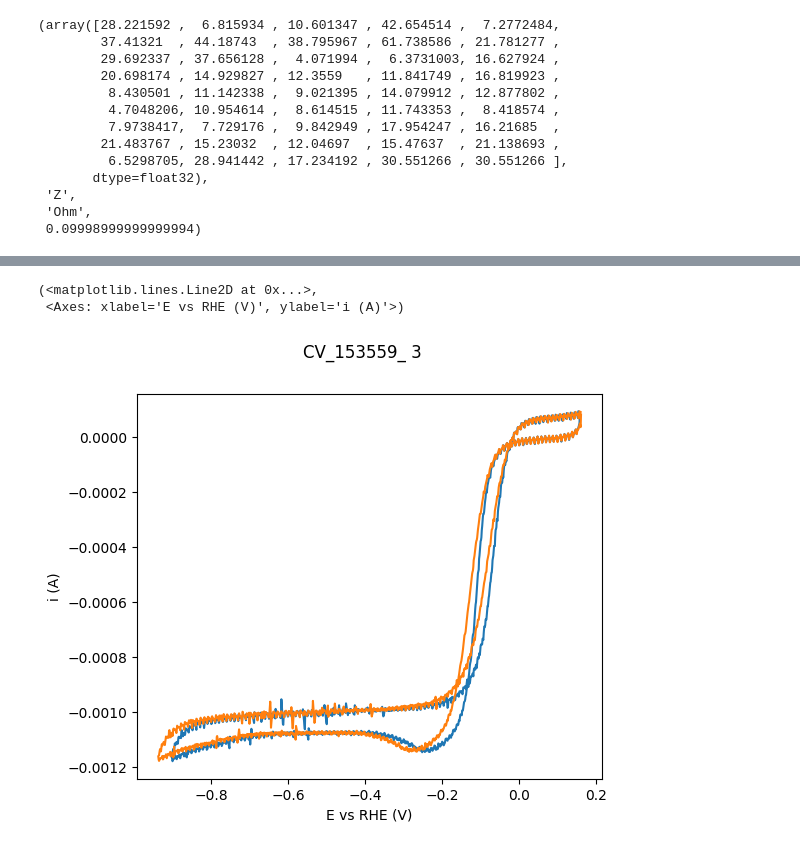
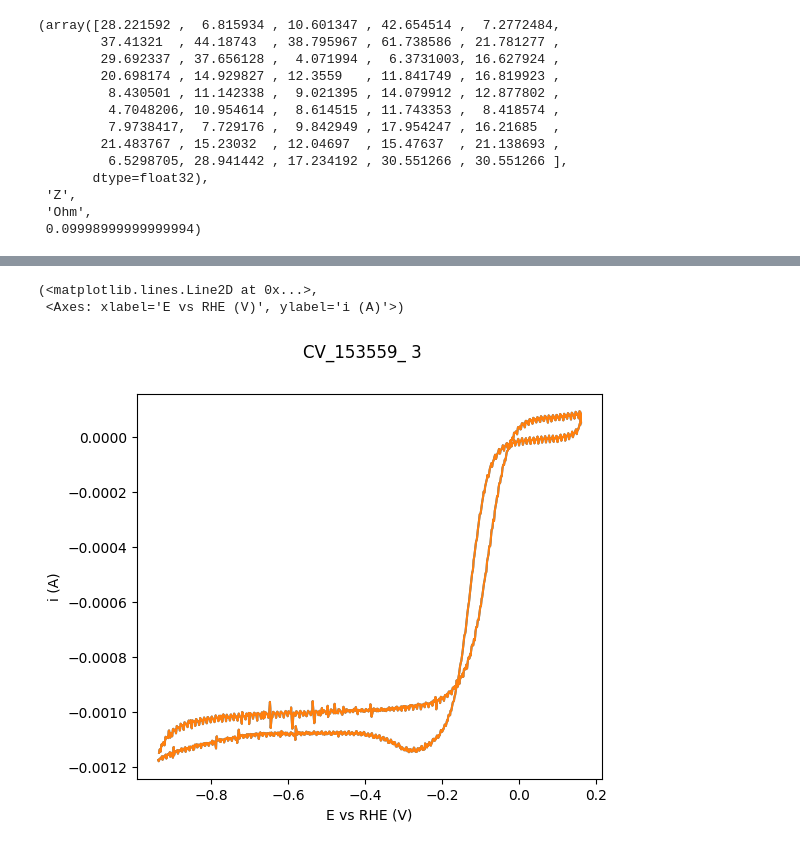
Before and after one commit to NordicEC/EC4py, a Jupyter notebook: dev/CV_Data/CV_Data_t5 _IRCOMP.ipynb, the cells around one changed output, grey strips where cells are left out. Saved outputs shown, nothing was run; the diff lists cells and outputs as text; code cells hidden in the pictures.

```diff
--- a/dev/CV_Data/CV_Data_t5 _IRCOMP.ipynb
+++ b/dev/CV_Data/CV_Data_t5 _IRCOMP.ipynb
@@ -58,7 +69,7 @@ CV_Data(paths[0]).plot(plot=p)
 # %%
-_,p = CV_Data(paths[0], IRCOMP=30).plot()
+_,p = CV_Data(paths[0], IRCORR=30).plot()
 CV_Data(paths[0]).plot(plot=p)
 # %% [output]
 (<matplotlib.lines.Line2D at 0x...>,
  <Axes: xlabel='E vs RHE (V)', ylabel='i (A)'>)
-[figure, old version]
+[figure, new version]
```
Also changed, not shown: parts of 5 cells of this notebook, 3 other files.
